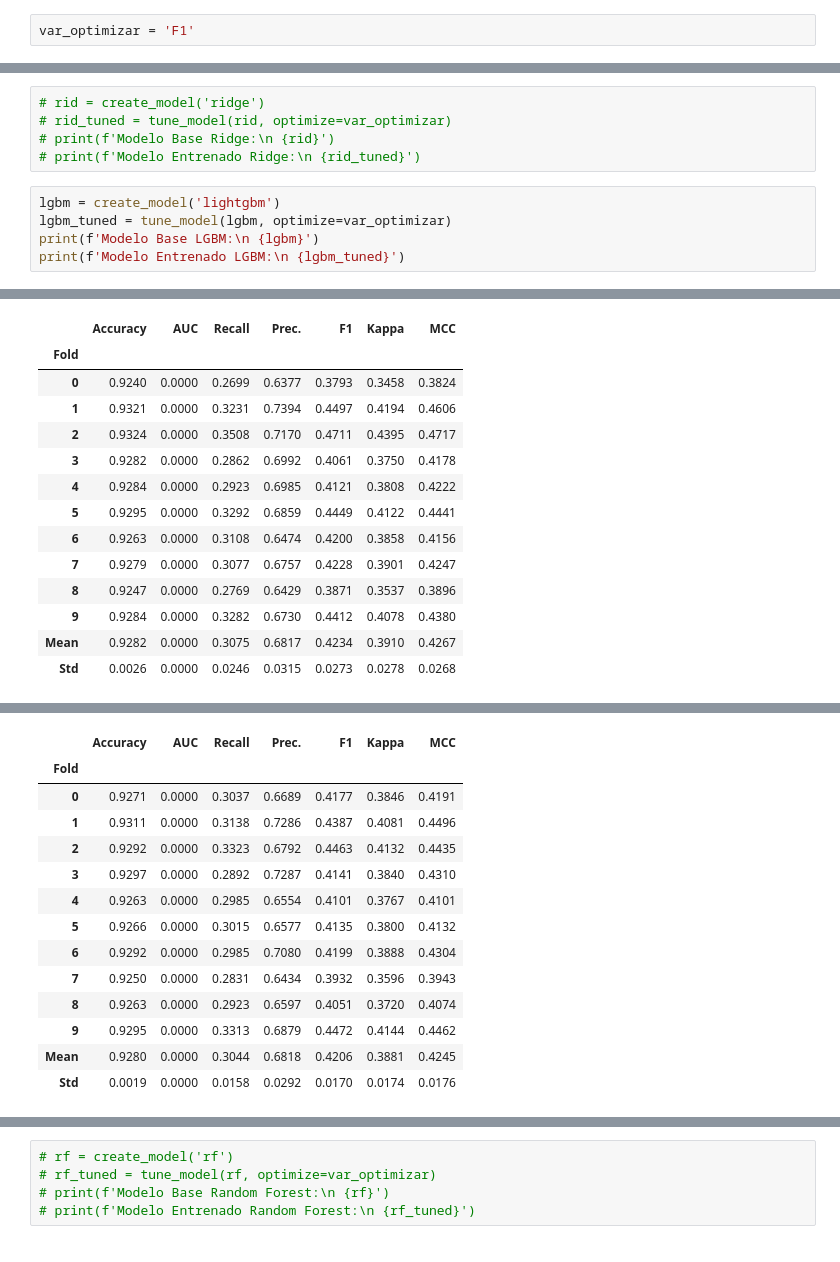
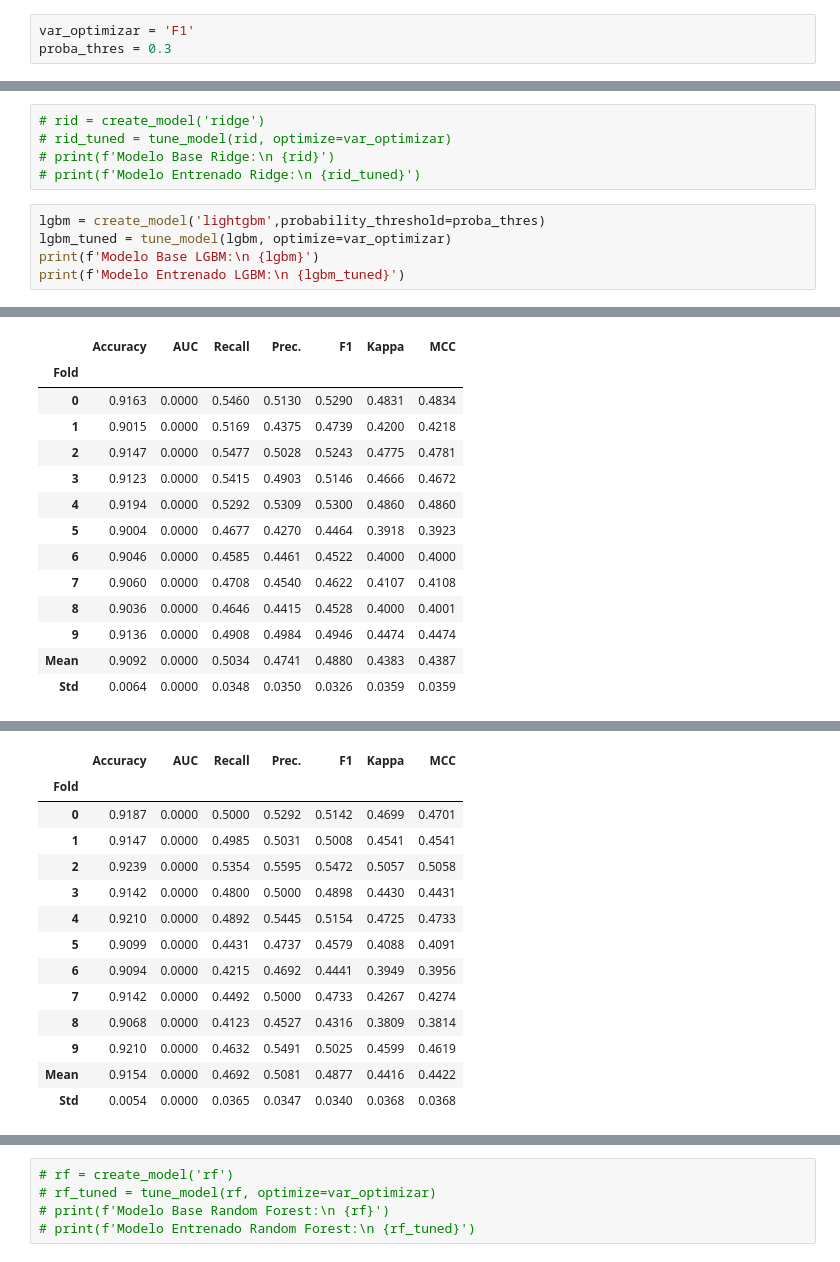
Before and after one commit to waldof86/FAA, a Jupyter notebook: 02_AutoML_PyCaretClassification_ET.ipynb, the cells around one changed output, grey strips where cells are left out. Drawn from its saved outputs; the diff is of its cells as text.

```diff
--- a/02_AutoML_PyCaretClassification_ET.ipynb
+++ b/02_AutoML_PyCaretClassification_ET.ipynb
@@ -45,5 +45,6 @@ exp_clf101 = setup(data = data, target = 'hospital_death')
 # %%
 var_optimizar = 'F1'
+proba_thres = 0.3
 # %%
 best_model = compare_models(sort=var_optimizar)
 # %% [output]
@@ -82,41 +83,41 @@ LinearDiscriminantAnalysis(covariance_estimator=None, n_components=None,
 # print(f'Modelo Base Ridge:\n {rid}')
 # print(f'Modelo Entrenado Ridge:\n {rid_tuned}')
 # %%
-lgbm = create_model('lightgbm')
+lgbm = create_model('lightgbm',probability_threshold=proba_thres)
 lgbm_tuned = tune_model(lgbm, optimize=var_optimizar)
 print(f'Modelo Base LGBM:\n {lgbm}')
 print(f'Modelo Entrenado LGBM:\n {lgbm_tuned}')
 # %% [output]
 [interactive output not drawn]
 |  | Accuracy | AUC | Recall | Prec. | F1 | Kappa | MCC |
 | Fold |  |  |  |  |  |  |  |
-| 0 | 0.9240 | 0.0000 | 0.2699 | 0.6377 | 0.3793 | 0.3458 | 0.3824 |
-| 1 | 0.9321 | 0.0000 | 0.3231 | 0.7394 | 0.4497 | 0.4194 | 0.4606 |
-| 2 | 0.9324 | 0.0000 | 0.3508 | 0.7170 | 0.4711 | 0.4395 | 0.4717 |
-| 3 | 0.9282 | 0.0000 | 0.2862 | 0.6992 | 0.4061 | 0.3750 | 0.4178 |
-| 4 | 0.9284 | 0.0000 | 0.2923 | 0.6985 | 0.4121 | 0.3808 | 0.4222 |
-| 5 | 0.9295 | 0.0000 | 0.3292 | 0.6859 | 0.4449 | 0.4122 | 0.4441 |
-| 6 | 0.9263 | 0.0000 | 0.3108 | 0.6474 | 0.4200 | 0.3858 | 0.4156 |
-| 7 | 0.9279 | 0.0000 | 0.3077 | 0.6757 | 0.4228 | 0.3901 | 0.4247 |
-| 8 | 0.9247 | 0.0000 | 0.2769 | 0.6429 | 0.3871 | 0.3537 | 0.3896 |
-| 9 | 0.9284 | 0.0000 | 0.3282 | 0.6730 | 0.4412 | 0.4078 | 0.4380 |
-| Mean | 0.9282 | 0.0000 | 0.3075 | 0.6817 | 0.4234 | 0.3910 | 0.4267 |
-| Std | 0.0026 | 0.0000 | 0.0246 | 0.0315 | 0.0273 | 0.0278 | 0.0268 |
+| 0 | 0.9163 | 0.0000 | 0.5460 | 0.5130 | 0.5290 | 0.4831 | 0.4834 |
+| 1 | 0.9015 | 0.0000 | 0.5169 | 0.4375 | 0.4739 | 0.4200 | 0.4218 |
+| 2 | 0.9147 | 0.0000 | 0.5477 | 0.5028 | 0.5243 | 0.4775 | 0.4781 |
+| 3 | 0.9123 | 0.0000 | 0.5415 | 0.4903 | 0.5146 | 0.4666 | 0.4672 |
+| 4 | 0.9194 | 0.0000 | 0.5292 | 0.5309 | 0.5300 | 0.4860 | 0.4860 |
+| 5 | 0.9004 | 0.0000 | 0.4677 | 0.4270 | 0.4464 | 0.3918 | 0.3923 |
+| 6 | 0.9046 | 0.0000 | 0.4585 | 0.4461 | 0.4522 | 0.4000 | 0.4000 |
+| 7 | 0.9060 | 0.0000 | 0.4708 | 0.4540 | 0.4622 | 0.4107 | 0.4108 |
+| 8 | 0.9036 | 0.0000 | 0.4646 | 0.4415 | 0.4528 | 0.4000 | 0.4001 |
+| 9 | 0.9136 | 0.0000 | 0.4908 | 0.4984 | 0.4946 | 0.4474 | 0.4474 |
+| Mean | 0.9092 | 0.0000 | 0.5034 | 0.4741 | 0.4880 | 0.4383 | 0.4387 |
+| Std | 0.0064 | 0.0000 | 0.0348 | 0.0350 | 0.0326 | 0.0359 | 0.0359 |
 [interactive output not drawn]
 [interactive output not drawn]
 |  | Accuracy | AUC | Recall | Prec. | F1 | Kappa | MCC |
 | Fold |  |  |  |  |  |  |  |
-| 0 | 0.9271 | 0.0000 | 0.3037 | 0.6689 | 0.4177 | 0.3846 | 0.4191 |
-| 1 | 0.9311 | 0.0000 | 0.3138 | 0.7286 | 0.4387 | 0.4081 | 0.4496 |
-| 2 | 0.9292 | 0.0000 | 0.3323 | 0.6792 | 0.4463 | 0.4132 | 0.4435 |
-| 3 | 0.9297 | 0.0000 | 0.2892 | 0.7287 | 0.4141 | 0.3840 | 0.4310 |
-| 4 | 0.9263 | 0.0000 | 0.2985 | 0.6554 | 0.4101 | 0.3767 | 0.4101 |
-| 5 | 0.9266 | 0.0000 | 0.3015 | 0.6577 | 0.4135 | 0.3800 | 0.4132 |
-| 6 | 0.9292 | 0.0000 | 0.2985 | 0.7080 | 0.4199 | 0.3888 | 0.4304 |
-| 7 | 0.9250 | 0.0000 | 0.2831 | 0.6434 | 0.3932 | 0.3596 | 0.3943 |
-| 8 | 0.9263 | 0.0000 | 0.2923 | 0.6597 | 0.4051 | 0.3720 | 0.4074 |
-| 9 | 0.9295 | 0.0000 | 0.3313 | 0.6879 | 0.4472 | 0.4144 | 0.4462 |
-| Mean | 0.9280 | 0.0000 | 0.3044 | 0.6818 | 0.4206 | 0.3881 | 0.4245 |
-| Std | 0.0019 | 0.0000 | 0.0158 | 0.0292 | 0.0170 | 0.0174 | 0.0176 |
+| 0 | 0.9187 | 0.0000 | 0.5000 | 0.5292 | 0.5142 | 0.4699 | 0.4701 |
+| 1 | 0.9147 | 0.0000 | 0.4985 | 0.5031 | 0.5008 | 0.4541 | 0.4541 |
+| 2 | 0.9239 | 0.0000 | 0.5354 | 0.5595 | 0.5472 | 0.5057 | 0.5058 |
+| 3 | 0.9142 | 0.0000 | 0.4800 | 0.5000 | 0.4898 | 0.4430 | 0.4431 |
+| 4 | 0.9210 | 0.0000 | 0.4892 | 0.5445 | 0.5154 | 0.4725 | 0.4733 |
+| 5 | 0.9099 | 0.0000 | 0.4431 | 0.4737 | 0.4579 | 0.4088 | 0.4091 |
+| 6 | 0.9094 | 0.0000 | 0.4215 | 0.4692 | 0.4441 | 0.3949 | 0.3956 |
+| 7 | 0.9142 | 0.0000 | 0.4492 | 0.5000 | 0.4733 | 0.4267 | 0.4274 |
+| 8 | 0.9068 | 0.0000 | 0.4123 | 0.4527 | 0.4316 | 0.3809 | 0.3814 |
+| 9 | 0.9210 | 0.0000 | 0.4632 | 0.5491 | 0.5025 | 0.4599 | 0.4619 |
+| Mean | 0.9154 | 0.0000 | 0.4692 | 0.5081 | 0.4877 | 0.4416 | 0.4422 |
+| Std | 0.0054 | 0.0000 | 0.0365 | 0.0347 | 0.0340 | 0.0368 | 0.0368 |
 [interactive output not drawn]
 Fitting 10 folds for each of 10 candidates, totalling 100 fits
```
Also changed, not shown: parts of 21 cells of this notebook, 2 other files.
